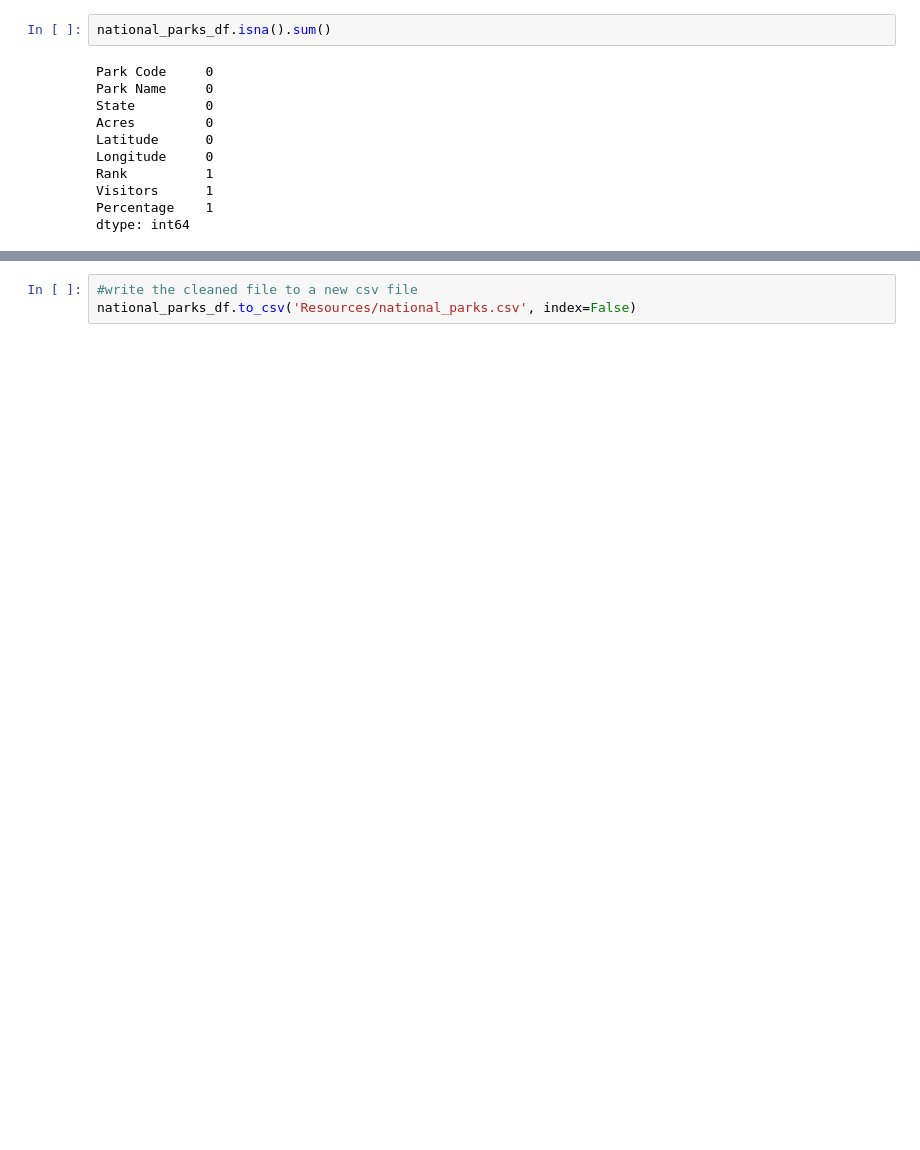
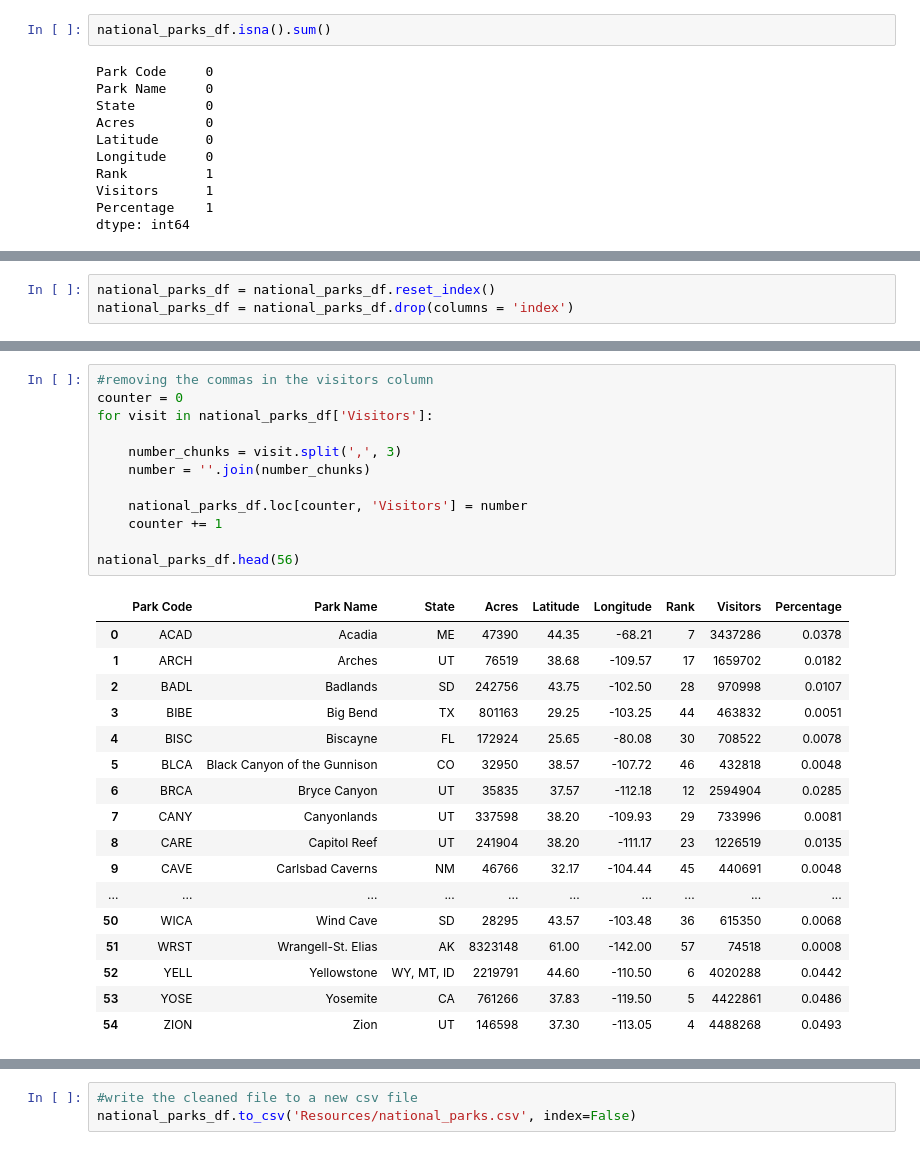
Before and after one commit to rbriggs13/National_Parks_Final_Project, a Jupyter notebook: parks_cleaning.ipynb, the cells around one changed output, grey strips where cells are left out. Cells and saved outputs as stored; diff of their text form; blank space fills up the shorter version.

```diff
--- a/parks_cleaning.ipynb
+++ b/parks_cleaning.ipynb
@@ -279,0 +291,3 @@ dtype: int64
+# %%
+national_parks_df = national_parks_df.reset_index()
+national_parks_df = national_parks_df.drop(columns = 'index')
@@ -279,0 +308,30 @@ dtype: int64
+# %%
+#removing the commas in the visitors column
+counter = 0
+for visit in national_parks_df['Visitors']:
+
+    number_chunks = visit.split(',', 3)
+    number = ''.join(number_chunks)
+
+    national_parks_df.loc[counter, 'Visitors'] = number
+    counter += 1
+
+national_parks_df.head(56)
+# %% [output]
+|  | Park Code | Park Name | State | Acres | Latitude | Longitude | Rank | Visitors | Percentage |
+| 0 | ACAD | Acadia | ME | 47390 | 44.35 | -68.21 | 7 | 3437286 | 0.0378 |
+| 1 | ARCH | Arches | UT | 76519 | 38.68 | -109.57 | 17 | 1659702 | 0.0182 |
+| 2 | BADL | Badlands | SD | 242756 | 43.75 | -102.50 | 28 | 970998 | 0.0107 |
+| 3 | BIBE | Big Bend | TX | 801163 | 29.25 | -103.25 | 44 | 463832 | 0.0051 |
+| 4 | BISC | Biscayne | FL | 172924 | 25.65 | -80.08 | 30 | 708522 | 0.0078 |
+| 5 | BLCA | Black Canyon of the Gunnison | CO | 32950 | 38.57 | -107.72 | 46 | 432818 | 0.0048 |
+| 6 | BRCA | Bryce Canyon | UT | 35835 | 37.57 | -112.18 | 12 | 2594904 | 0.0285 |
+| 7 | CANY | Canyonlands | UT | 337598 | 38.20 | -109.93 | 29 | 733996 | 0.0081 |
+| 8 | CARE | Capitol Reef | UT | 241904 | 38.20 | -111.17 | 23 | 1226519 | 0.0135 |
+| 9 | CAVE | Carlsbad Caverns | NM | 46766 | 32.17 | -104.44 | 45 | 440691 | 0.0048 |
+| ... | ... | ... | ... | ... | ... | ... | ... | ... | ... |
+| 50 | WICA | Wind Cave | SD | 28295 | 43.57 | -103.48 | 36 | 615350 | 0.0068 |
+| 51 | WRST | Wrangell-St. Elias | AK | 8323148 | 61.00 | -142.00 | 57 | 74518 | 0.0008 |
+| 52 | YELL | Yellowstone | WY, MT, ID | 2219791 | 44.60 | -110.50 | 6 | 4020288 | 0.0442 |
+| 53 | YOSE | Yosemite | CA | 761266 | 37.83 | -119.50 | 5 | 4422861 | 0.0486 |
+| 54 | ZION | Zion | UT | 146598 | 37.30 | -113.05 | 4 | 4488268 | 0.0493 |
```
Also changed, not shown: parts of 10 cells of this notebook, 2 other files.
